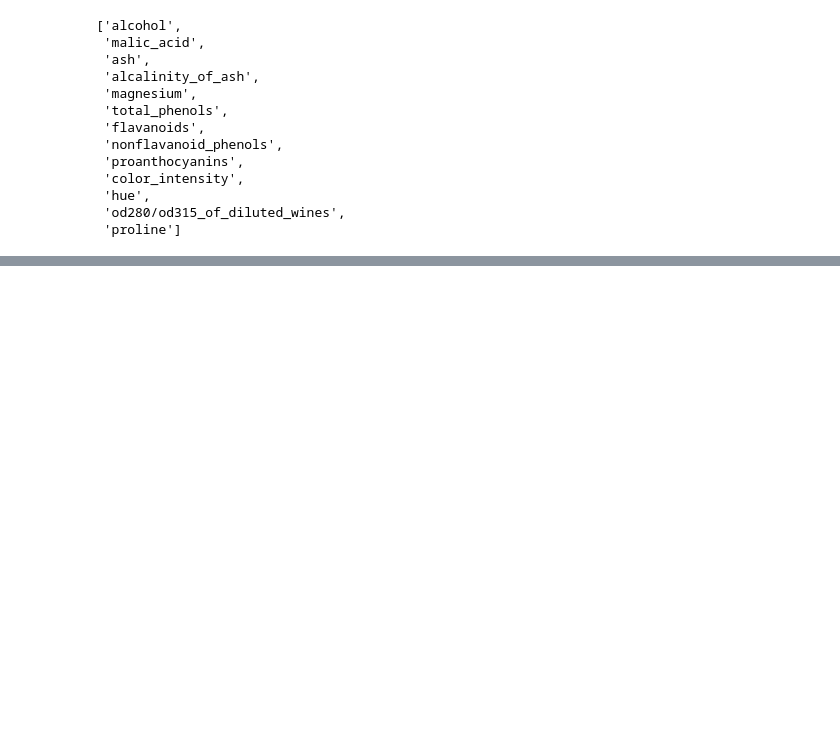
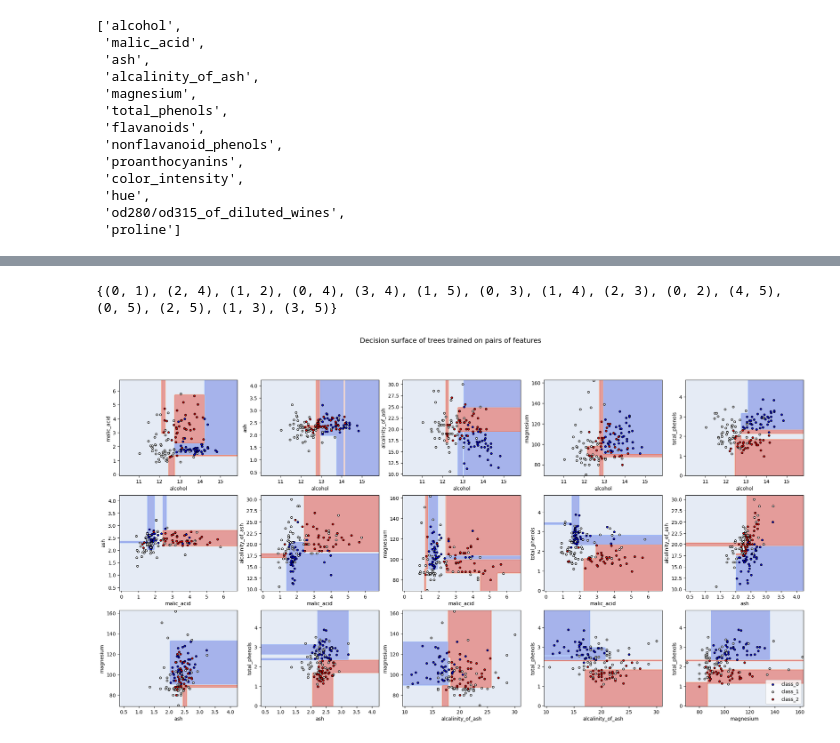
Before and after one commit to cassiasamp/logreg, a Jupyter notebook: notebooks/plot_decision_tree.ipynb, the cells around one changed output, grey strips where cells are left out. Saved outputs shown, nothing was run; the diff lists cells and outputs as text; code cells hidden in the pictures; blank space fills up the shorter version.

```diff
--- a/notebooks/plot_decision_tree.ipynb
+++ b/notebooks/plot_decision_tree.ipynb
@@ -64,0 +141,9 @@ data.feature_names
+# %%
+from itertools import combinations
+import numpy as np
+
+comb = combinations(np.arange(0, 6), 2)
+unique_combinations = set(comb)
+print(unique_combinations)
+# %% [output]
+{(0, 1), (2, 4), (1, 2), (0, 4), (3, 4), (1, 5), (0, 3), (1, 4), (2, 3), (0, 2), (4, 5), (0, 5), (2, 5), (1, 3), (3, 5)}
@@ -64,0 +155,46 @@ data.feature_names
+# %%
+# Parameters
+n_classes = 3
+plot_colors = "bwr"
+plot_step = 0.02
+
+plt.figure(figsize=(25, 12))
+
+for pairidx, pair in enumerate(sorted(unique_combinations)):
+    # We only take the two corresponding features
+    X = X_train[:, pair]
+    y = y_train
+
+    # Train
+    clf = DecisionTreeClassifier(max_depth=4, random_state=42).fit(X, y)
+
+    # Plot the decision boundary
+    ax = plt.subplot(3, 5, pairidx + 1)
+    DecisionBoundaryDisplay.from_estimator(
+        clf,
+        X,
+        cmap=plt.cm.coolwarm,
+        response_method="predict",
+        ax=ax,
+        xlabel=data.feature_names[pair[0]],
+        ylabel=data.feature_names[pair[1]],
+        alpha=0.5
+    )
+
+    # Plot the training points
+    for i, color in zip(range(n_classes), plot_colors):
+        idx = np.where(y == i)
+        plt.scatter(
+            X[idx, 0],
+            X[idx, 1],
+            c=color,
+            label=data.target_names[i],
+            cmap=plt.cm.coolwarm,
+            edgecolor="black",
+            s=15,
+        )
+
+plt.suptitle("Decision surface of trees trained on pairs of features", fontsize=14)
+plt.legend(loc="lower right");
+# %% [output]
+[figure, added]
```
Also changed, not shown: parts of 14 cells of this notebook.
